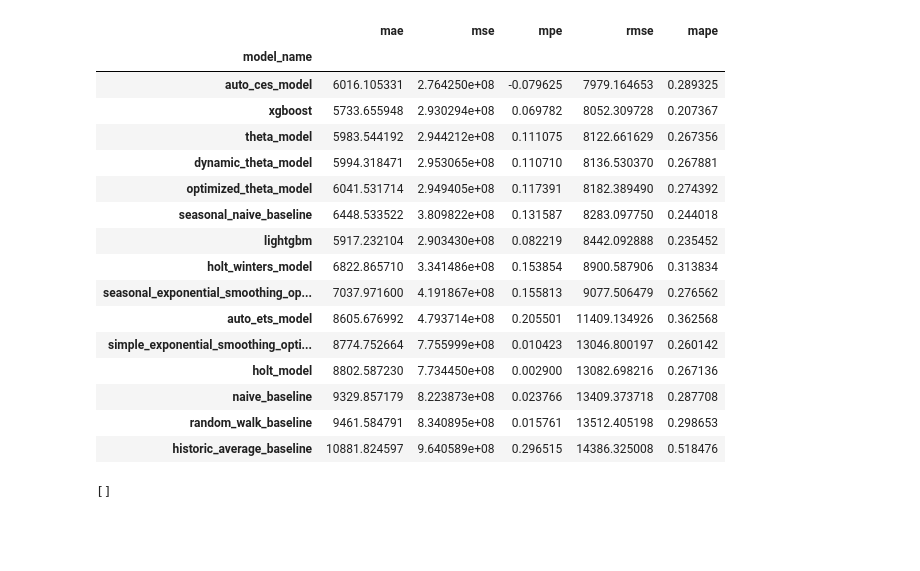
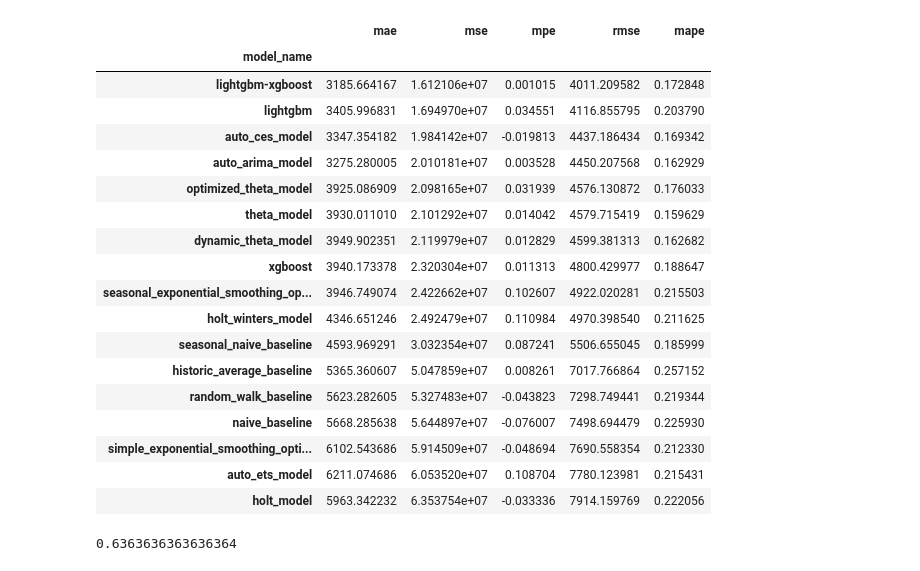
Before and after one commit to jacobwright32/fypyseries, a Jupyter notebook: result.ipynb, the cells around one changed output. Drawn from its saved outputs; the diff is of its cells as text; code cells hidden in the pictures; blank space fills up the shorter version.

```diff
--- a/result.ipynb
+++ b/result.ipynb
@@ -19,26 +19,29 @@ print(idx)
 # %%
 import pandas as pd
 
-pd.concat(all_results).reset_index().rename(columns={'index':'model_name'}).groupby(by='model_name').mean().sort_values(by='rmse')
+
+pd.concat(all_results).reset_index().rename(columns={'index':'model_name'}).groupby(by='model_name').median().sort_values(by='rmse')
 # %% [output]
 |  | mae | mse | mpe | rmse | mape |
 | model_name |  |  |  |  |  |
-| auto_ces_model | 6016.105331 | 2.764250e+08 | -0.079625 | 7979.164653 | 0.289325 |
-| xgboost | 5733.655948 | 2.930294e+08 | 0.069782 | 8052.309728 | 0.207367 |
-| theta_model | 5983.544192 | 2.944212e+08 | 0.111075 | 8122.661629 | 0.267356 |
-| dynamic_theta_model | 5994.318471 | 2.953065e+08 | 0.110710 | 8136.530370 | 0.267881 |
-| optimized_theta_model | 6041.531714 | 2.949405e+08 | 0.117391 | 8182.389490 | 0.274392 |
-| seasonal_naive_baseline | 6448.533522 | 3.809822e+08 | 0.131587 | 8283.097750 | 0.244018 |
-| lightgbm | 5917.232104 | 2.903430e+08 | 0.082219 | 8442.092888 | 0.235452 |
-| holt_winters_model | 6822.865710 | 3.341486e+08 | 0.153854 | 8900.587906 | 0.313834 |
-| seasonal_exponential_smoothing_op... | 7037.971600 | 4.191867e+08 | 0.155813 | 9077.506479 | 0.276562 |
-| auto_ets_model | 8605.676992 | 4.793714e+08 | 0.205501 | 11409.134926 | 0.362568 |
-| simple_exponential_smoothing_opti... | 8774.752664 | 7.755999e+08 | 0.010423 | 13046.800197 | 0.260142 |
-| holt_model | 8802.587230 | 7.734450e+08 | 0.002900 | 13082.698216 | 0.267136 |
-| naive_baseline | 9329.857179 | 8.223873e+08 | 0.023766 | 13409.373718 | 0.287708 |
-| random_walk_baseline | 9461.584791 | 8.340895e+08 | 0.015761 | 13512.405198 | 0.298653 |
-| historic_average_baseline | 10881.824597 | 9.640589e+08 | 0.296515 | 14386.325008 | 0.518476 |
+| lightgbm-xgboost | 3185.664167 | 1.612106e+07 | 0.001015 | 4011.209582 | 0.172848 |
+| lightgbm | 3405.996831 | 1.694970e+07 | 0.034551 | 4116.855795 | 0.203790 |
+| auto_ces_model | 3347.354182 | 1.984142e+07 | -0.019813 | 4437.186434 | 0.169342 |
+| auto_arima_model | 3275.280005 | 2.010181e+07 | 0.003528 | 4450.207568 | 0.162929 |
+| optimized_theta_model | 3925.086909 | 2.098165e+07 | 0.031939 | 4576.130872 | 0.176033 |
+| theta_model | 3930.011010 | 2.101292e+07 | 0.014042 | 4579.715419 | 0.159629 |
+| dynamic_theta_model | 3949.902351 | 2.119979e+07 | 0.012829 | 4599.381313 | 0.162682 |
+| xgboost | 3940.173378 | 2.320304e+07 | 0.011313 | 4800.429977 | 0.188647 |
+| seasonal_exponential_smoothing_op... | 3946.749074 | 2.422662e+07 | 0.102607 | 4922.020281 | 0.215503 |
+| holt_winters_model | 4346.651246 | 2.492479e+07 | 0.110984 | 4970.398540 | 0.211625 |
+| seasonal_naive_baseline | 4593.969291 | 3.032354e+07 | 0.087241 | 5506.655045 | 0.185999 |
+| historic_average_baseline | 5365.360607 | 5.047859e+07 | 0.008261 | 7017.766864 | 0.257152 |
+| random_walk_baseline | 5623.282605 | 5.327483e+07 | -0.043823 | 7298.749441 | 0.219344 |
+| naive_baseline | 5668.285638 | 5.644897e+07 | -0.076007 | 7498.694479 | 0.225930 |
+| simple_exponential_smoothing_opti... | 6102.543686 | 5.914509e+07 | -0.048694 | 7690.558354 | 0.212330 |
+| auto_ets_model | 6211.074686 | 6.053520e+07 | 0.108704 | 7780.123981 | 0.215431 |
+| holt_model | 5963.342232 | 6.353754e+07 | -0.033336 | 7914.159769 | 0.222056 |
-# %%
-[loaded_dataframes_dict[value].shape[0] for value in loaded_dataframes_dict.keys() if loaded_dataframes_dict[value].shape[0] != 15]
-# %% [output]
-[]
+# %%
+len([key for key, value in loaded_dataframes_dict.items() if value[value.index=='lightgbm-xgboost'].mape.values[0]<0.2])/len([key for key in loaded_dataframes_dict.keys()])
+# %% [output]
+0.6363636363636364
```
Also changed, not shown: parts of 1 cell of this notebook, 2 other files.
